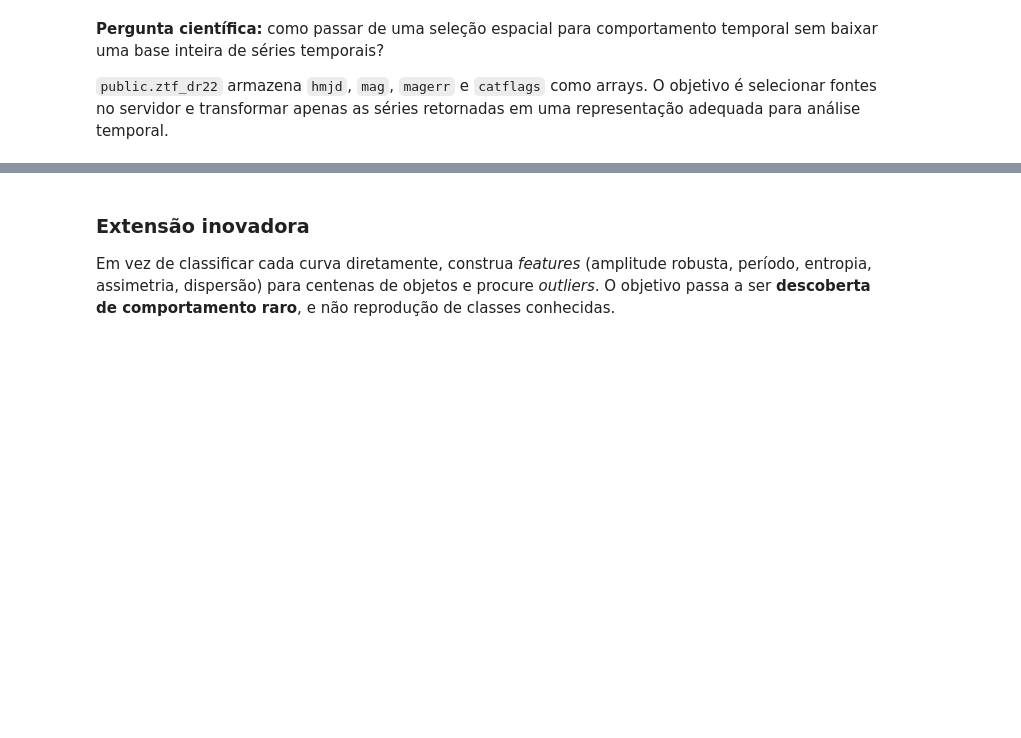
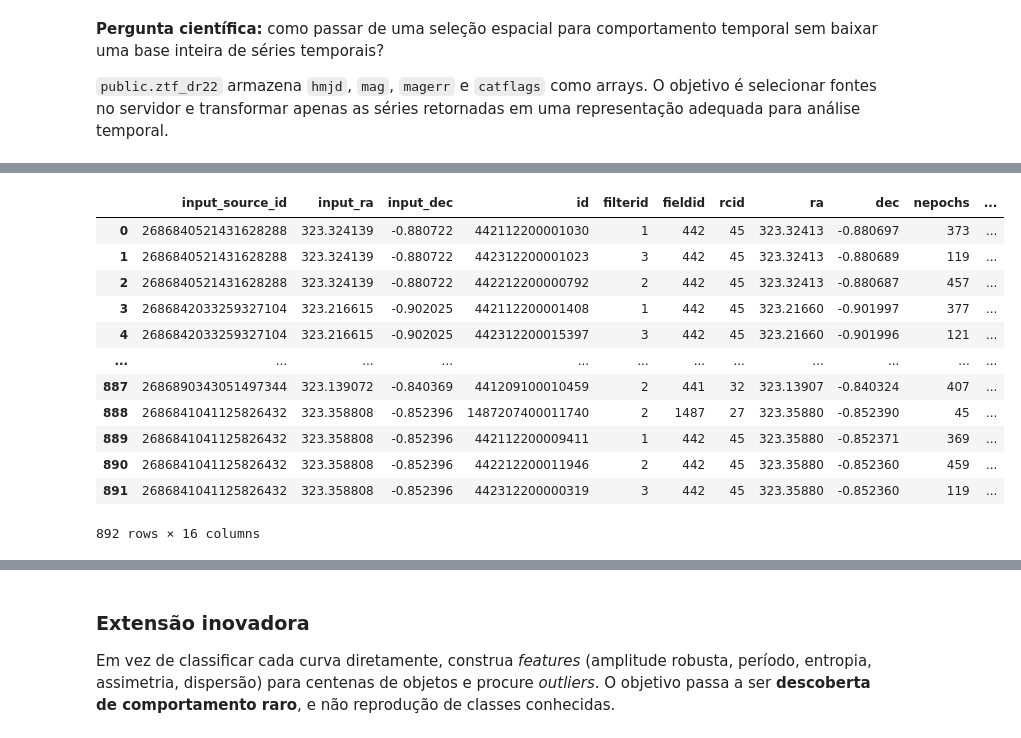
Before and after one commit to Schwarzam/SAB-AI-Scope-workshop, a Jupyter notebook: notebooks/03_ztf_variability_lab.ipynb, the cells around one changed output, grey strips where cells are left out. Drawn from its saved outputs; the diff is of its cells as text; code cells hidden in the pictures; blank space fills up the shorter version.

```diff
--- a/notebooks/03_ztf_variability_lab.ipynb
+++ b/notebooks/03_ztf_variability_lab.ipynb
@@ -14,10 +14,5 @@ import matplotlib.pyplot as plt
 import adss
 
 BASE_URL = "https://ai-scope.cbpf.br/"
-USERNAME = os.getenv("AI_SCOPE_USERNAME")
-PASSWORD = os.getenv("AI_SCOPE_PASSWORD")
 
-if not USERNAME or not PASSWORD:
-    raise RuntimeError("Defina AI_SCOPE_USERNAME e AI_SCOPE_PASSWORD no ambiente.")
-
-cl = adss.ADSSClient(base_url=BASE_URL, username=USERNAME, password=PASSWORD)
+cl = adss.ADSSClient(base_url=BASE_URL)
@@ -38,0 +19,17 @@ ztf[["id", "ra", "dec", "filterid", "nepochs"]].head()
+# %%
+targets = pd.read_csv("outputs/cluster_1.csv")
+# %%
+query = f"""
+SELECT
+    u.source_id AS input_source_id,
+    u.ra AS input_ra,
+    u.dec AS input_dec,
+    d.*,
+    dist(u.ra, u.dec, d.ra, d.dec) AS sep
+FROM upload.targets AS u
+JOIN public.ztf_dr22 AS d
+ON cone(d.ra, d.dec, u.ra, u.dec, 0.0002)
+"""
+
+ztf = cl.query_and_wait(query_text=query, mode="astroql", file=targets, table_name="targets").data
+ztf[["id", "ra", "dec", "filterid", "nepochs"]].head()
@@ -39,3 +45,19 @@ ztf[["id", "ra", "dec", "filterid", "nepochs"]].head()
+# %%
+ztf
+# %% [output]
+|  | input_source_id | input_ra | input_dec | id | filterid | fieldid | rcid | ra | dec | nepochs | ... |
+| 0 | 2686840521431628288 | 323.324139 | -0.880722 | 442112200001030 | 1 | 442 | 45 | 323.32413 | -0.880697 | 373 | ... |
+| 1 | 2686840521431628288 | 323.324139 | -0.880722 | 442312200001023 | 3 | 442 | 45 | 323.32413 | -0.880689 | 119 | ... |
+| 2 | 2686840521431628288 | 323.324139 | -0.880722 | 442212200000792 | 2 | 442 | 45 | 323.32413 | -0.880687 | 457 | ... |
+| 3 | 2686842033259327104 | 323.216615 | -0.902025 | 442112200001408 | 1 | 442 | 45 | 323.21660 | -0.901997 | 377 | ... |
+| 4 | 2686842033259327104 | 323.216615 | -0.902025 | 442312200015397 | 3 | 442 | 45 | 323.21660 | -0.901996 | 121 | ... |
+| ... | ... | ... | ... | ... | ... | ... | ... | ... | ... | ... | ... |
+| 887 | 2686890343051497344 | 323.139072 | -0.840369 | 441209100010459 | 2 | 441 | 32 | 323.13907 | -0.840324 | 407 | ... |
+| 888 | 2686841041125826432 | 323.358808 | -0.852396 | 1487207400011740 | 2 | 1487 | 27 | 323.35880 | -0.852390 | 45 | ... |
+| 889 | 2686841041125826432 | 323.358808 | -0.852396 | 442112200009411 | 1 | 442 | 45 | 323.35880 | -0.852371 | 369 | ... |
+| 890 | 2686841041125826432 | 323.358808 | -0.852396 | 442212200011946 | 2 | 442 | 45 | 323.35880 | -0.852360 | 459 | ... |
+| 891 | 2686841041125826432 | 323.358808 | -0.852396 | 442312200000319 | 3 | 442 | 45 | 323.35880 | -0.852360 | 119 | ... |
+892 rows × 16 columns
 # %%
 # Escolha uma fonte bem amostrada
 row = ztf.sort_values("nepochs", ascending=False).iloc[0]
```
Also changed, not shown: parts of 5 cells of this notebook, 3 other files.
